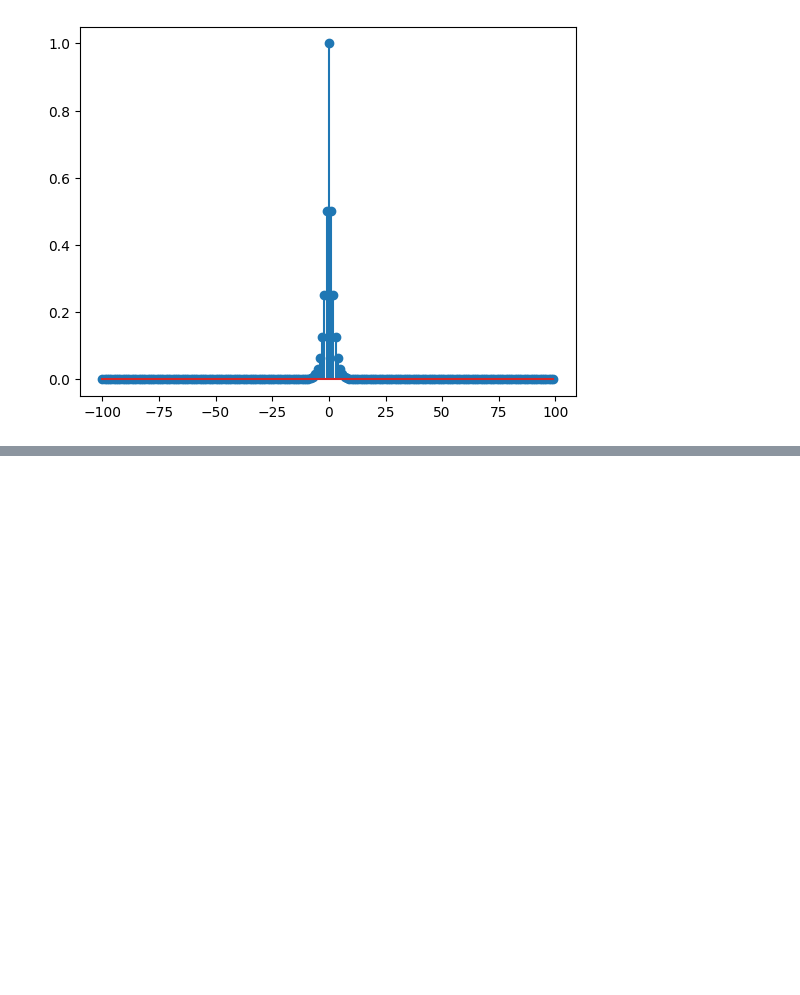
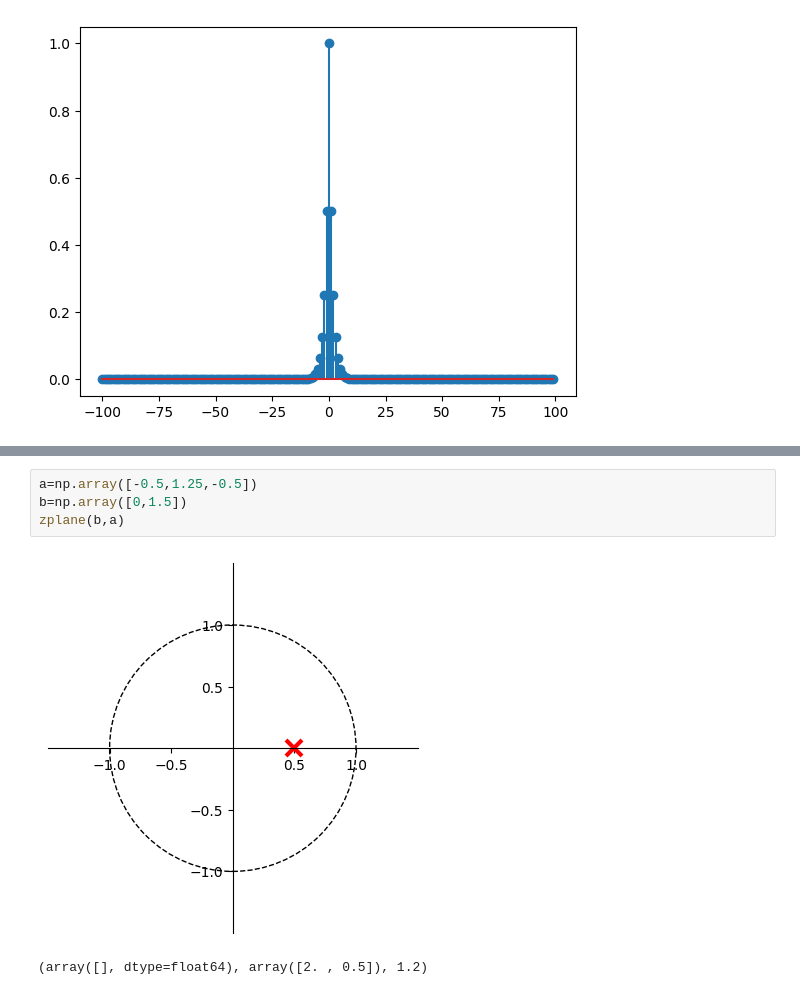
Before and after one commit to Teun0n/DTSP_notes, a Jupyter notebook: kap3.ipynb, the cells around one changed output, grey strips where cells are left out. Cells and saved outputs as stored; diff of their text form; blank space fills up the shorter version.

```diff
--- a/kap3.ipynb
+++ b/kap3.ipynb
@@ -40,0 +137,7 @@ plt.stem(N,0.5**(abs(N)))
+# %%
+a=np.array([-0.5,1.25,-0.5])
+b=np.array([0,1.5])
+zplane(b,a)
+# %% [output]
+[figure, added]
+(array([], dtype=float64), array([2. , 0.5]), 1.2)
```
Also changed, not shown: parts of 6 cells of this notebook.
